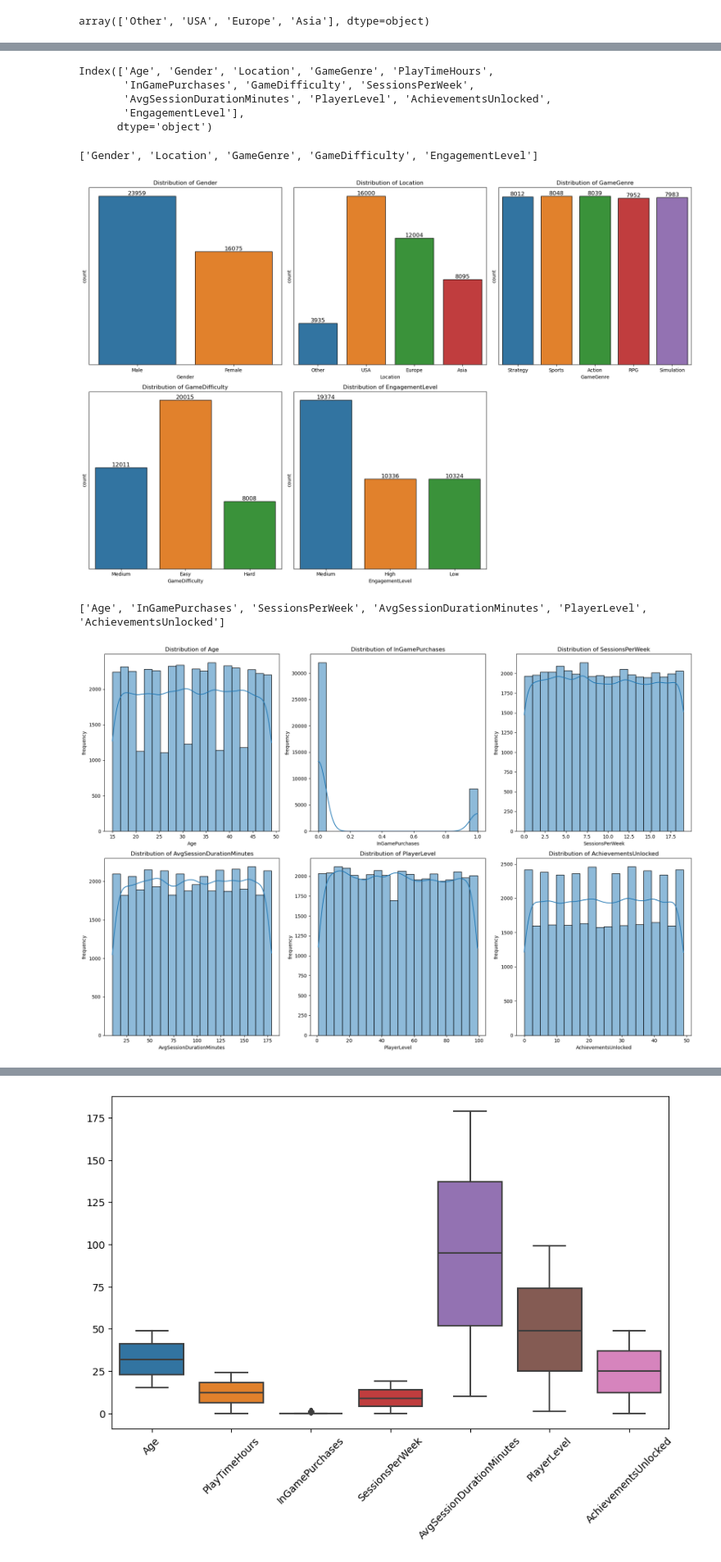
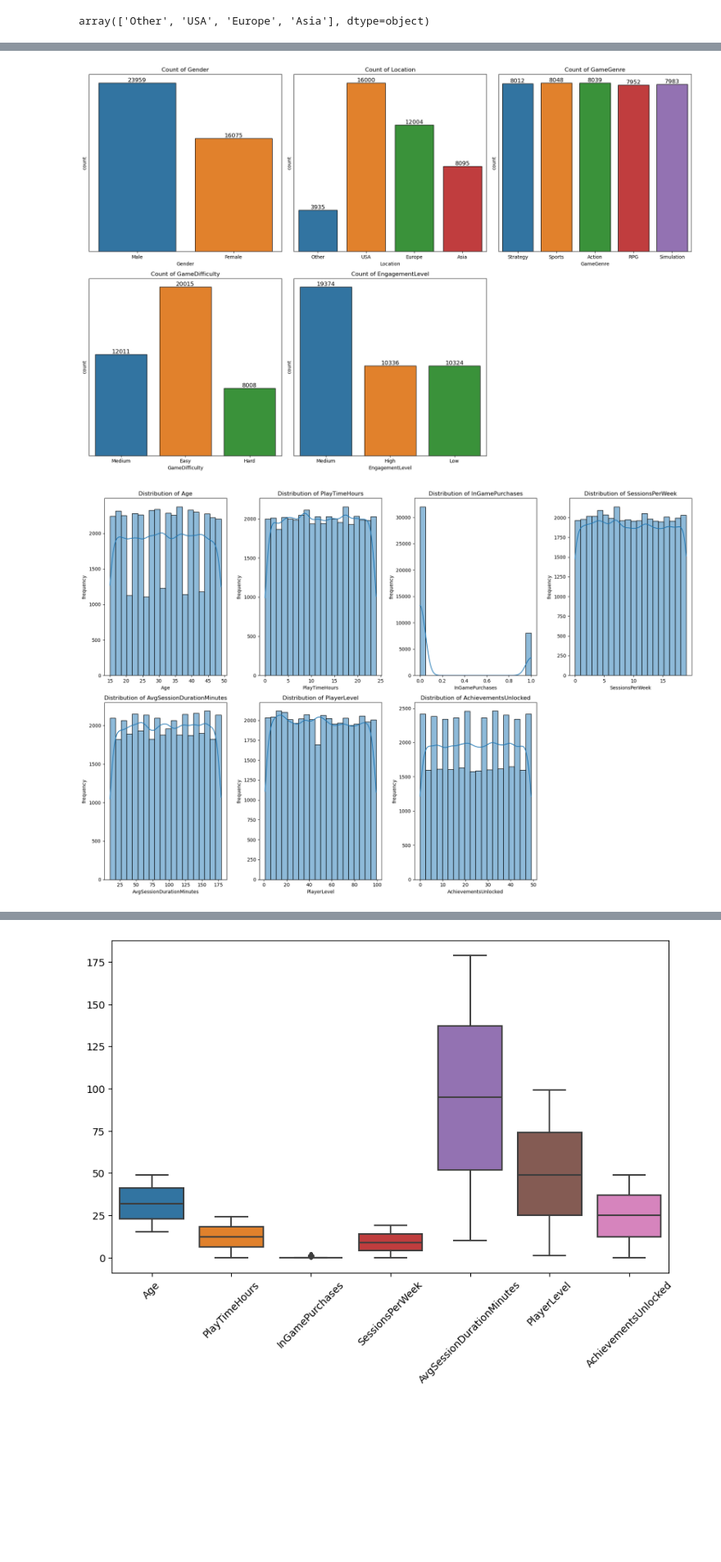
Before and after one commit to UgeneTettey/Blossom_Projects, a Jupyter notebook: capstone/Online_Gaming_Behavior/Online_Gaming_Prediction.ipynb, the cells around one changed output, grey strips where cells are left out. Shown at 82% size. Cells and saved outputs as stored; diff of their text form; code cells hidden in the pictures; blank space fills up the shorter version.

```diff
--- a/capstone/Online_Gaming_Behavior/Online_Gaming_Prediction.ipynb
+++ b/capstone/Online_Gaming_Behavior/Online_Gaming_Prediction.ipynb
@@ -54,8 +81,8 @@ import warnings
 warnings.filterwarnings('ignore')
 # %%
 # loading the dataset
-game_df = pd.read_csv('online_gaming_behavior_dataset.csv')
-game_df.head()
+df = pd.read_csv('online_gaming_behavior_dataset.csv')
+df.head()
 # %% [output]
 |  | PlayerID | Age | Gender | Location | GameGenre | PlayTimeHours | InGamePurchases | GameDifficulty | ... |
 | 0 | 9000 | 43 | Male | Other | Strategy | 16.271119 | 0 | Medium | ... |
@@ -114,4 +147,4 @@ array(['Other', 'USA', 'Europe', 'Asia'], dtype=object)
 # %%
 # drop player ID column
-game_df = game_df.drop('PlayerID', axis=1)
+df = df.drop('PlayerID', axis=1)
 # %% [markdown]
@@ -129,30 +162,20 @@ game_df.describe()
 | 50% | 32.000000 | 12.008002 | 0.000000 | 9.000000 | 95.000000 | 49.000000 | ... |
 | 75% | 41.000000 | 17.963831 | 0.000000 | 14.000000 | 137.000000 | 74.000000 | ... |
 | max | 49.000000 | 23.999592 | 1.000000 | 19.000000 | 179.000000 | 99.000000 | ... |
-# %%
-game_df.columns
-# %% [output]
-Index(['Age', 'Gender', 'Location', 'GameGenre', 'PlayTimeHours',
-       'InGamePurchases', 'GameDifficulty', 'SessionsPerWeek',
-       'AvgSessionDurationMinutes', 'PlayerLevel', 'AchievementsUnlocked',
-       'EngagementLevel'],
-      dtype='object')
 # %%
-# visulaiing categorical columns
-categorical_cols = game_df.select_dtypes(include=['object']).columns.tolist()
-numerical_cols = game_df.select_dtypes(include=['int']).columns.tolist()
-print(categorical_cols)
+# selecting categorical and numerical columns
+categorical_cols = df.select_dtypes(include=['object']).columns.tolist()
+numerical_cols = df.select_dtypes(include=['int', 'float']).columns.tolist()
-# %% [output]
-['Gender', 'Location', 'GameGenre', 'GameDifficulty', 'EngagementLevel']
 # %%
+# visualize the count of each categorical column
 # Create the figure
 plt.figure(figsize=(18, 12))
 
 # Iterate through the columns and create subplots
 for i, column in enumerate(categorical_cols, 1):
     plt.subplot(2, 3, i)
-    ax = sns.countplot(x=game_df[column], data=game_df, edgecolor='black')
-    plt.title(f'Distribution of {column}')
+    ax = sns.countplot(x=df[column], data=df, edgecolor='black')
+    plt.title(f'Count of {column}')
     plt.xlabel(column)
     plt.yticks([])
 
@@ -162,30 +185,23 @@ for i, column in enumerate(categorical_cols, 1):
 plt.tight_layout()
 plt.show()
 # %% [output]
-[figure, old version]
+[figure, new version]
-# %%
-print(numerical_cols)
-# %% [output]
-['Age', 'InGamePurchases', 'SessionsPerWeek', 'AvgSessionDurationMinutes', 'PlayerLevel', 'AchievementsUnlocked']
 # %%
 # viualize distribution of numerical columns
 # Create the figure
 plt.figure(figsize=(18, 12))
 
 # Iterate through the columns and create subplots
 for i, column in enumerate(numerical_cols, 1):
-    plt.subplot(2, 3, i)
-    sns.histplot(x=game_df[column], kde=True, bins=20)
+    plt.subplot(2, 4, i)
+    sns.histplot(x=df[column], kde=True, bins=20)
     plt.title(f'Distribution of {column}')
     plt.xlabel(column)
     # plt.yticks([])
     plt.ylabel('frequency')
 
-    # add data labels
-    # ax.bar_label(ax.containers[0], label_type='edge', fontsize = 12)
-
 plt.tight_layout()
 plt.show()
 # %% [output]
-[figure, old version]
+[figure, new version]
 # %% [markdown]
```
Also changed, not shown: parts of 56 cells of this notebook, 1 other file.
